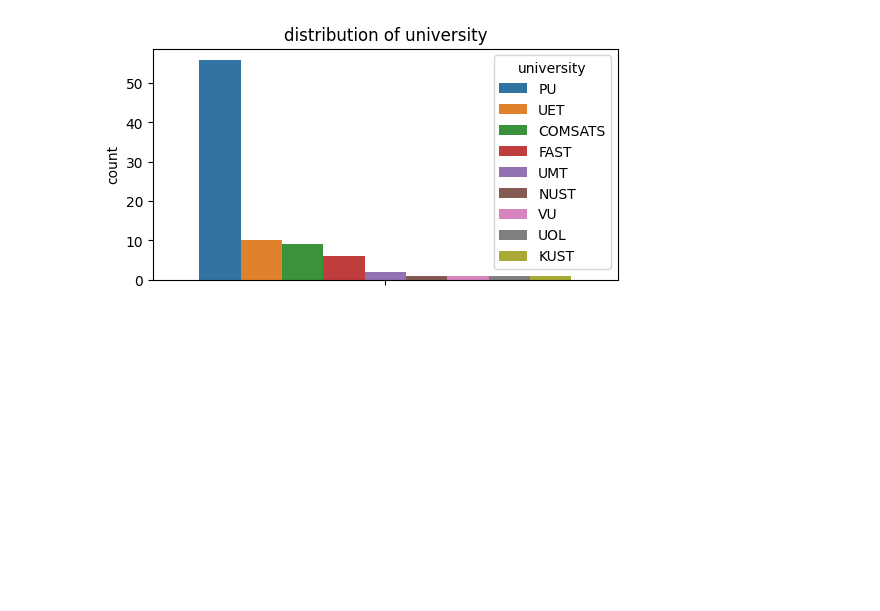
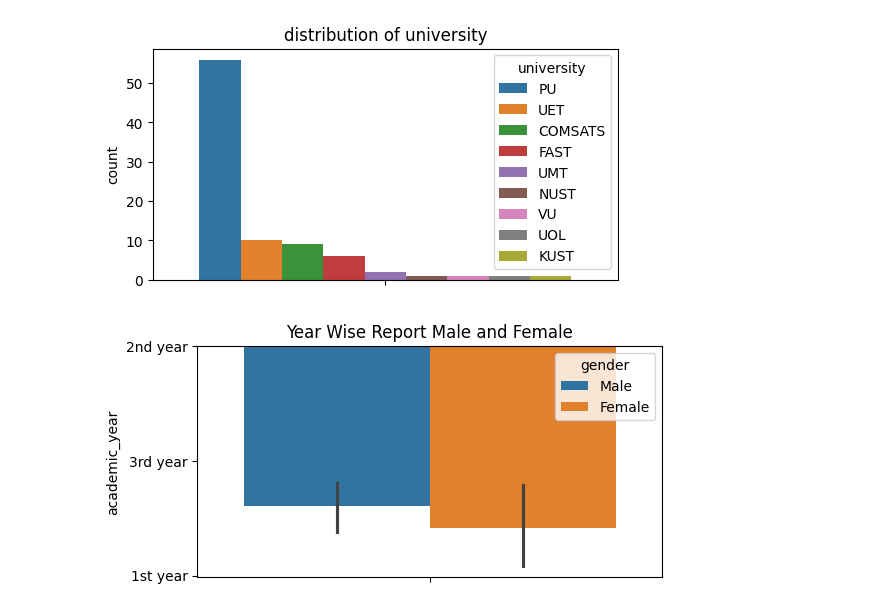
Before and after one commit to valaykhadegithub/MentalHealthSurvay, a Jupyter notebook: MentalHealthSurvey.ipynb, the cells around one changed output. Saved outputs shown, nothing was run; the diff lists cells and outputs as text; code cells hidden in the pictures; blank space fills up the shorter version.

```diff
--- a/MentalHealthSurvay.ipynb
+++ b/MentalHealthSurvey.ipynb
@@ -113,3 +113,11 @@ plt.show()
 7        UOL      1
 8       KUST      1
 [figure]
+# %%
+plt.figure(figsize=(6,3))
+sns.barplot(data=data, y='academic_year',hue='gender')
+
+plt.title('Year Wise Report Male and Female')
+plt.show()
+# %% [output]
+[figure, added]
```
Also changed, not shown: parts of 1 cell of this notebook.
